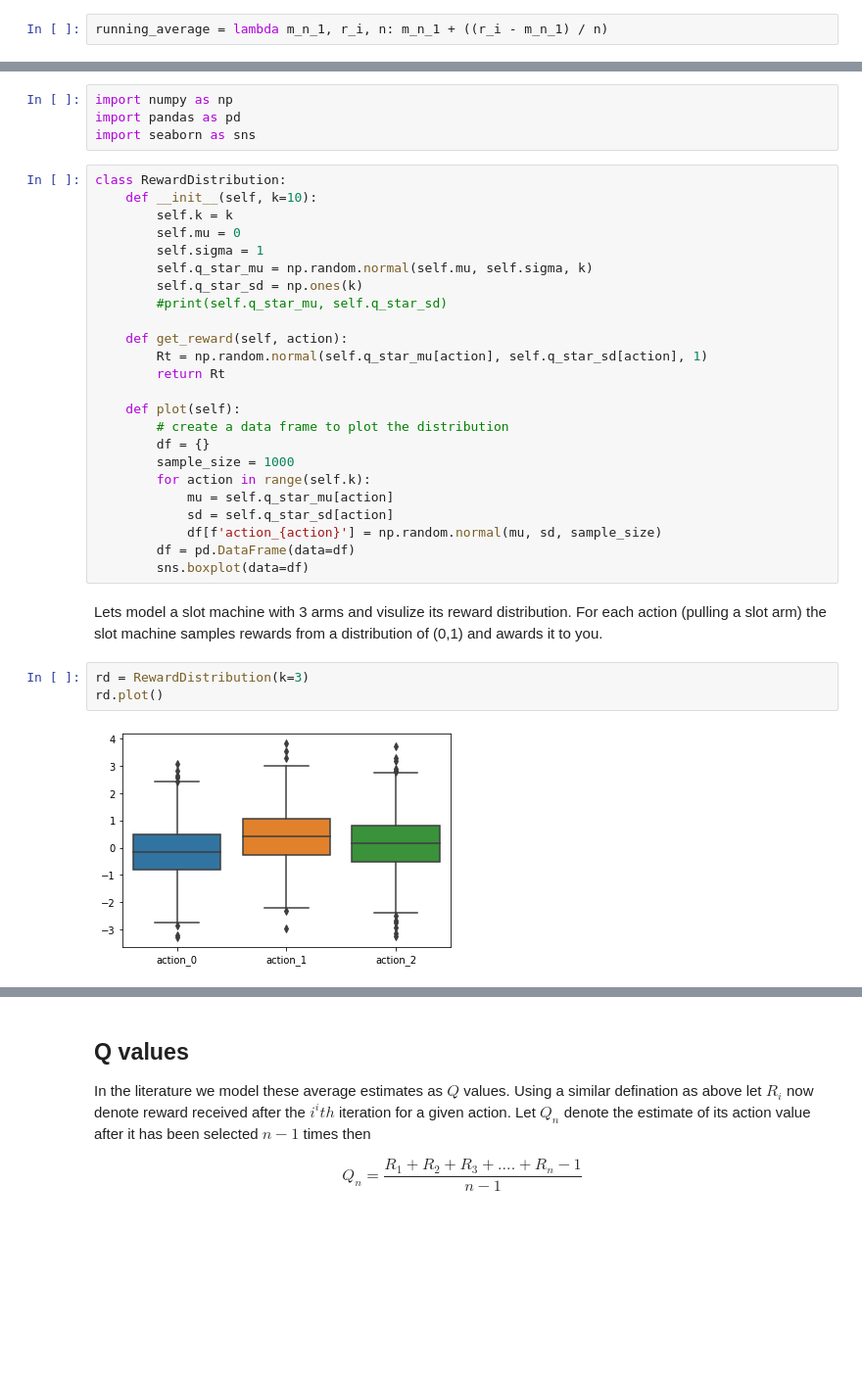
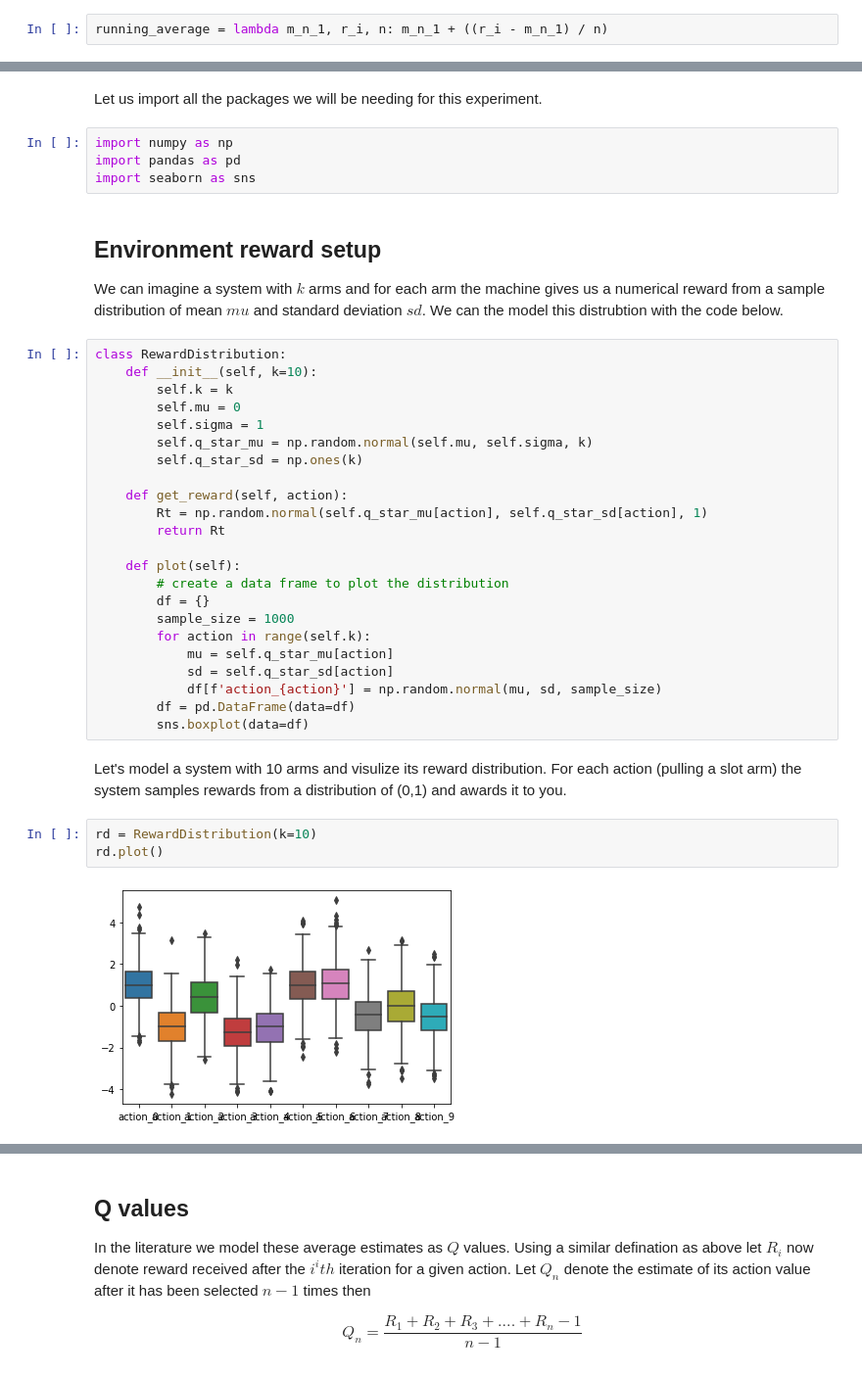
Before and after one commit to NAVEENMN/ReinforcementLearning_notebooks, a Jupyter notebook: ucb.ipynb, the cells around one changed output, grey strips where cells are left out. Shown at 98% size. Drawn from its saved outputs; the diff is of its cells as text; blank space fills up the shorter version.

```diff
--- a/ucb.ipynb
+++ b/ucb.ipynb
@@ -62,7 +58,13 @@ We can imagine a slot machine with $k$ arms and for each arm the machine gives u
+# %% [markdown]
+Let us import all the packages we will be needing for this experiment.
 # %%
 import numpy as np
 import pandas as pd
 import seaborn as sns
+# %% [markdown]
+## Environment reward setup
+
+We can imagine a system with $k$ arms and for each arm the machine gives us a numerical reward from a sample distribution of mean $mu$ and standard deviation $sd$. We can the model this distrubtion with the code below.
 # %%
 class RewardDistribution:
     def __init__(self, k=10):
@@ -71,7 +73,6 @@ class RewardDistribution:
         self.sigma = 1
         self.q_star_mu = np.random.normal(self.mu, self.sigma, k)
         self.q_star_sd = np.ones(k)
-        #print(self.q_star_mu, self.q_star_sd)
 
     def get_reward(self, action):
         Rt = np.random.normal(self.q_star_mu[action], self.q_star_sd[action], 1)
@@ -88,10 +89,10 @@ class RewardDistribution:
         df = pd.DataFrame(data=df)
         sns.boxplot(data=df)
 # %% [markdown]
-Lets model a slot machine with 3 arms and visulize its reward distribution. For each action (pulling a slot arm) the slot machine samples rewards from a distribution of (0,1) and awards it to you.
+Let's model a system with 10 arms and visulize its reward distribution. For each action (pulling a slot arm) the system samples rewards from a distribution of (0,1) and awards it to you.
 # %%
-rd = RewardDistribution(k=3)
+rd = RewardDistribution(k=10)
 rd.plot()
 # %% [output]
-[figure, old version]
+[figure, new version]
 # %% [markdown]
```
Also changed, not shown: parts of 13 cells of this notebook.
